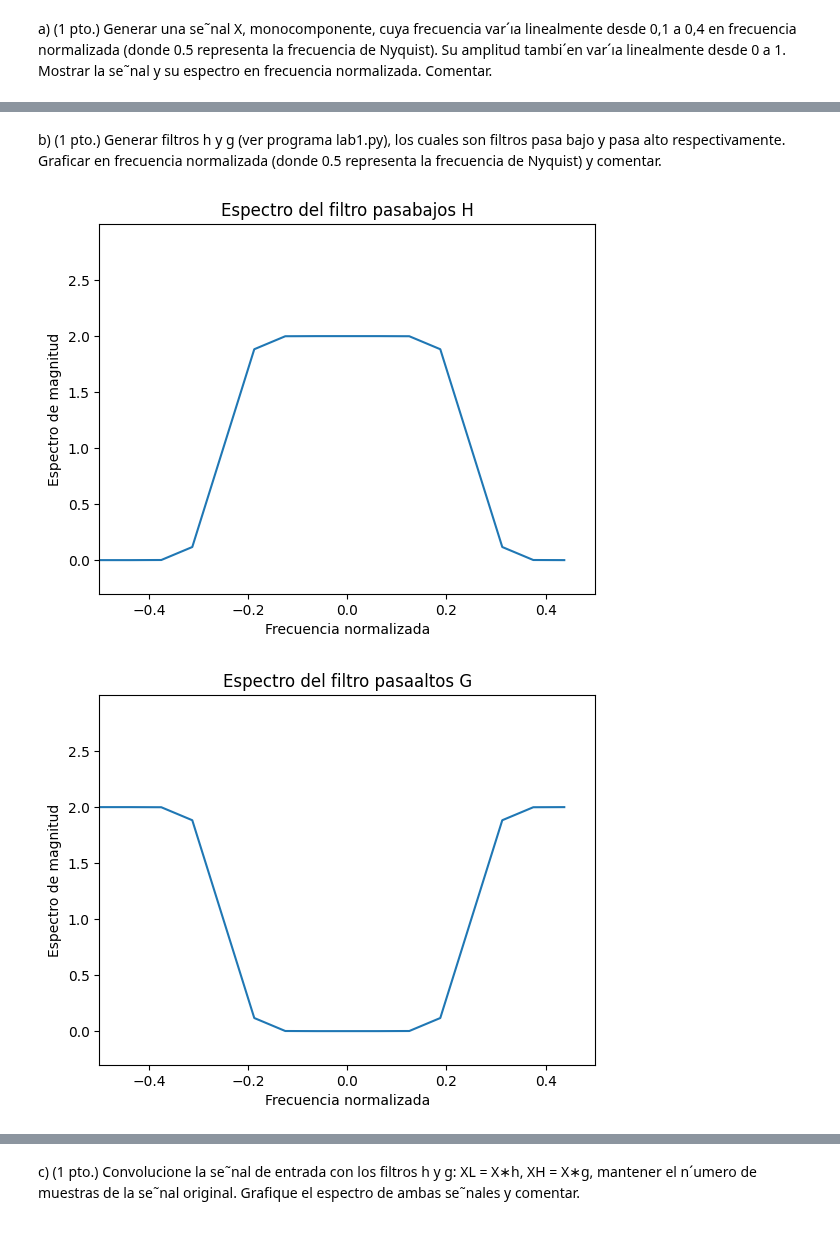
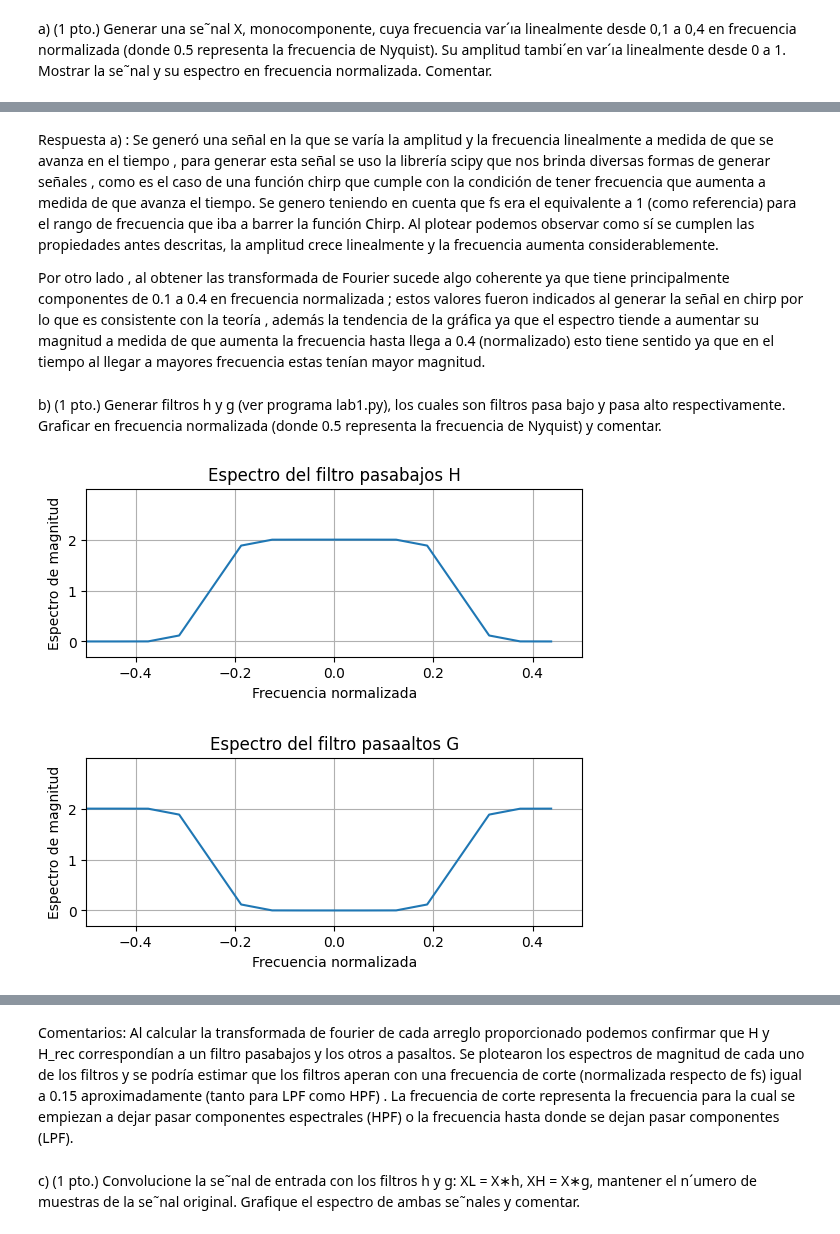
Before and after one commit to ExampleToFollow/PracticasPDS, a Jupyter notebook: Lab1/informePrevio.ipynb, the cells around one changed output, grey strips where cells are left out. Saved outputs shown, nothing was run; the diff lists cells and outputs as text; code cells hidden in the pictures.

```diff
--- a/Lab1/informePrevio.ipynb
+++ b/Lab1/informePrevio.ipynb
@@ -60,3 +61,7 @@ Text(0, 0.5, 'Espectro de magnitud')
+# %% [markdown]
+Respuesta a) : Se generó una señal en la que se varía la amplitud y la frecuencia linealmente a medida de que se avanza en el tiempo , para generar esta señal se uso la librería scipy que nos brinda diversas formas de generar señales , como es el caso de una función chirp que cumple con la condición de tener frecuencia que aumenta a medida de que avanza el tiempo. Se genero teniendo en cuenta que fs era el equivalente a 1 (como referencia) para el rango de frecuencia que iba a barrer la función Chirp. Al plotear podemos observar como sí se cumplen las propiedades antes descritas, la amplitud crece linealmente y la frecuencia aumenta considerablemente.
+
+Por otro lado , al obtener las transformada de Fourier sucede algo coherente ya que tiene principalmente componentes de 0.1 a 0.4 en frecuencia normalizada ; estos valores fueron indicados al generar la señal en chirp por lo que es consistente con la teoría , además la tendencia de la gráfica ya que el espectro tiende a aumentar su magnitud a medida de que aumenta la frecuencia hasta llega a 0.4 (normalizado) esto tiene sentido ya que en el tiempo al llegar a mayores frecuencia estas tenían mayor magnitud.
 # %% [markdown]
 b) (1 pto.) Generar filtros h y g (ver programa lab1.py), los cuales son filtros
 pasa bajo y pasa alto respectivamente. Graficar en frecuencia normalizada
@@ -85,40 +90,48 @@ NumSamples= len(h)
 freq = (np.arange(NumSamples) - NumSamples/2) * 1/ NumSamples #Asumimos frecuencia normalizada
 #-------------OBTENEMOS ESPECTRO Y PLOTEAMOS USANDO FRECUENCIA NORMALIZADA DE FILTRO H
 plt.figure(1)
+plt.subplot(2, 1, 2)
 plt.plot(freq, np.abs(espectro_h)**2)
 plt.xlim([-0.5,0.5])
 plt.xlabel("Frecuencia normalizada")
 plt.title("Espectro del filtro pasabajos H")
 plt.ylim([-0.3,np.max(np.abs(espectro_h)**2)+1])
 plt.ylabel("Espectro de magnitud")
+plt.grid()
 plt.show()
 #-------------OBTENEMOS ESPECTRO Y PLOTEAMOS USANDO FRECUENCIA NORMALIZADA DE FILTRO G
 plt.figure(2)
+plt.subplot(2, 1, 2)
 plt.plot(freq, np.abs(espectro_g)**2)
 plt.xlim([-0.5,0.5])
 plt.xlabel("Frecuencia normalizada")
 plt.title("Espectro del filtro pasaaltos G")
 plt.ylim([-0.3,np.max(np.abs(espectro_g)**2)+1])
 plt.ylabel("Espectro de magnitud")
+plt.grid()
 plt.show()
 #-------------OBTENEMOS ESPECTRO Y PLOTEAMOS USANDO FRECUENCIA NORMALIZADA DE FILTRO H_REC
 plt.figure(3)
+plt.subplot(2, 1, 2)
 plt.plot(freq, np.abs(espectro_h_rec)**2)
 plt.xlim([-0.5,0.5])
 plt.xlabel("Frecuencia normalizada")
 plt.title("Espectro del filtro pasabajos H_REC")
 plt.ylim([-0.3,np.max(np.abs(espectro_h_rec)**2)+1])
 plt.ylabel("Espectro de magnitud")
+plt.grid()
 plt.show()
 #-------------OBTENEMOS ESPECTRO Y PLOTEAMOS USANDO FRECUENCIA NORMALIZADA DE FILTRO G_REC
 plt.figure(4)
+plt.subplot(2, 1, 2)
 plt.plot(freq, np.abs(espectro_g_rec)**2)
 plt.xlim([-0.5,0.5])
 plt.xlabel("Frecuencia normalizada")
 plt.title("Espectro del filtro pasaAltos G_REC")
 plt.ylim([-0.3,np.max(np.abs(espectro_g_rec)**2)+1])
 plt.ylabel("Espectro de magnitud")
+plt.grid()
 plt.show()
 # %% [output]
-[figure, old version]
+[figure, new version]
-[figure, old version]
+[figure, new version]
@@ -127,3 +140,5 @@ plt.show()
+# %% [markdown]
+Comentarios: Al calcular la transformada de fourier de cada arreglo proporcionado podemos confirmar que H y H_rec correspondían a un filtro pasabajos y los otros a pasaltos. Se plotearon los espectros de magnitud de cada uno de los filtros y se podría estimar  que los filtros aperan con una frecuencia de corte (normalizada respecto de fs) igual a 0.15 aproximadamente (tanto para LPF como HPF) . La frecuencia de corte representa la frecuencia para la cual se empiezan a dejar pasar componentes espectrales (HPF) o la frecuencia hasta donde se dejan pasar componentes (LPF).
 # %% [markdown]
 c) (1 pto.) Convolucione la se˜nal de entrada con los filtros h y g: XL = X∗h,
 XH = X∗g, mantener el n´umero de muestras de la se˜nal original. Grafique
```
Also changed, not shown: parts of 12 cells of this notebook, 1 other file.
